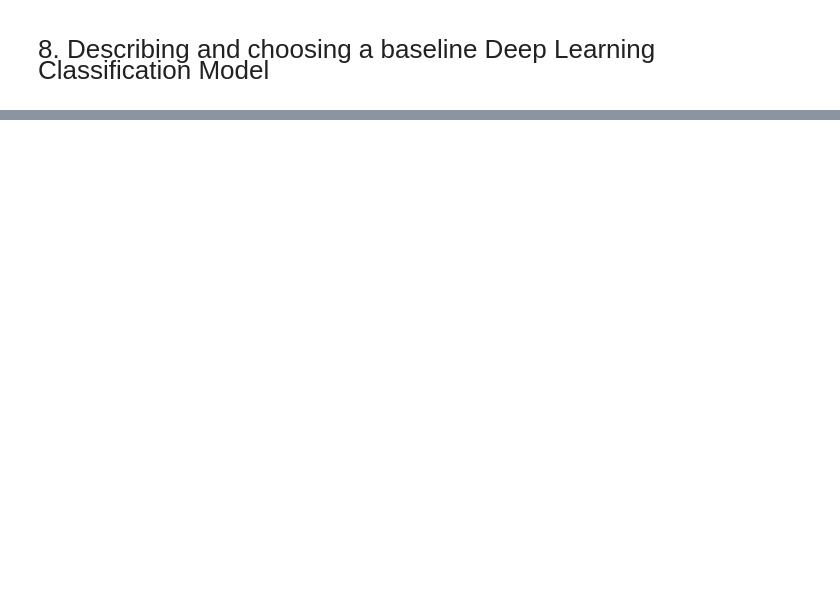
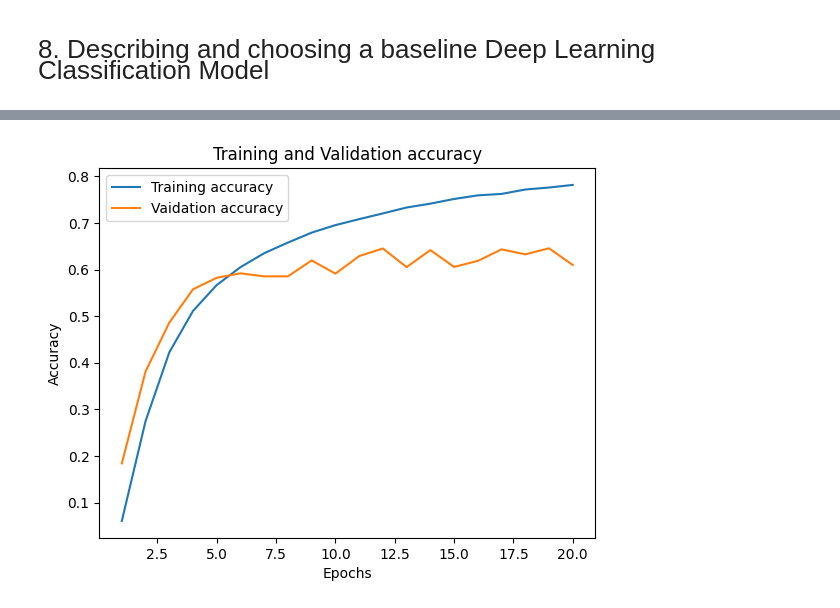
Before and after one commit to GerryKanz/Final-project-image-classification-model, a Jupyter notebook: final_project_ML.ipynb, the cells around one changed output, grey strips where cells are left out. Cells and saved outputs as stored; diff of their text form; code cells hidden in the pictures; blank space fills up the shorter version.

Commit message:
Initial model, development first iteration.
The first Iteration is an implementation of an initial model architecture with the focus of building a model that beats the baseline.

```diff
--- a/final_project_ML.ipynb
+++ b/final_project_ML.ipynb
@@ -617,0 +683,6 @@ plt.show()
+# %%
+model.compile(optimizer = 'rmsprop',
+             loss='sparse_categorical_crossentropy',
+             metrics=['accuracy'])
+
+history = model.fit(train, validation_data = valid, epochs=20, batch_size=32)
@@ -617,0 +707,14 @@ plt.show()
+# %%
+plt.clf()
+acc = history.history['accuracy']
+val_acc = history.history['val_accuracy']
+
+plt.plot(epochs, acc, label = 'Training accuracy')
+plt.plot(epochs, val_acc, label='Vaidation accuracy')
+plt.title('Training and Validation accuracy')
+plt.xlabel('Epochs')
+plt.ylabel('Accuracy')
+plt.legend()
+plt.show()
+# %% [output]
+[figure, added]
```
Also changed, not shown: parts of 16 cells of this notebook.
